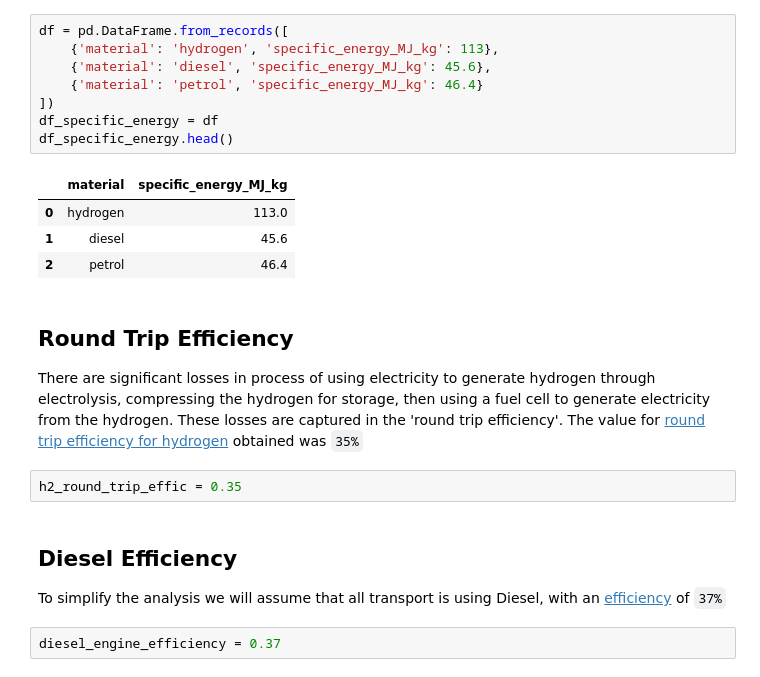
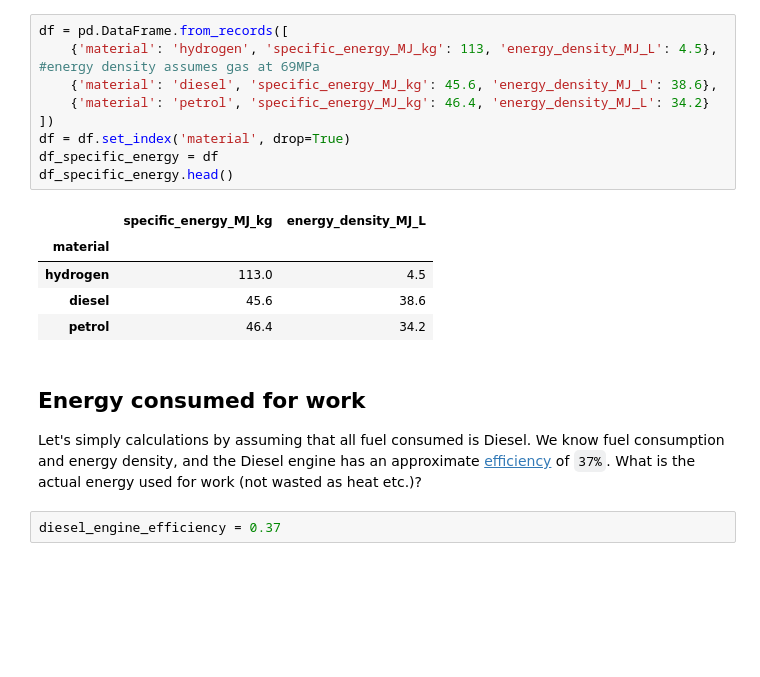
Before and after one commit to bencaldwell/h2-skeptic, a Jupyter notebook: notebooks/solar_and_hydrogen.ipynb, the cells around one changed output. Saved outputs shown, nothing was run; the diff lists cells and outputs as text; blank space fills up the shorter version.

Commit message:
solar farm analysis done

```diff
--- a/notebooks/solar_and_hydrogen.ipynb
+++ b/notebooks/solar_and_hydrogen.ipynb
@@ -59,23 +117,22 @@ When used to produce electricity in a fuel cell or to do work, it is the Gibbs f
 # %%
 df = pd.DataFrame.from_records([
-    {'material': 'hydrogen', 'specific_energy_MJ_kg': 113},
-    {'material': 'diesel', 'specific_energy_MJ_kg': 45.6},
-    {'material': 'petrol', 'specific_energy_MJ_kg': 46.4}
+    {'material': 'hydrogen', 'specific_energy_MJ_kg': 113, 'energy_density_MJ_L': 4.5}, #energy density assumes gas at 69MPa
+    {'material': 'diesel', 'specific_energy_MJ_kg': 45.6, 'energy_density_MJ_L': 38.6},
+    {'material': 'petrol', 'specific_energy_MJ_kg': 46.4, 'energy_density_MJ_L': 34.2}
 ])
+df = df.set_index('material', drop=True)
 df_specific_energy = df
 df_specific_energy.head()
 # %% [output]
-|  | material | specific_energy_MJ_kg |
-| 0 | hydrogen | 113.0 |
-| 1 | diesel | 45.6 |
-| 2 | petrol | 46.4 |
+|  | specific_energy_MJ_kg | energy_density_MJ_L |
+| material |  |  |
+| hydrogen | 113.0 | 4.5 |
+| diesel | 45.6 | 38.6 |
+| petrol | 46.4 | 34.2 |
-# %% [markdown]
-## Round Trip Efficiency
-There are significant losses in process of using electricity to generate hydrogen through electrolysis, compressing the hydrogen for storage, then using a fuel cell to generate electricity from the hydrogen. These losses are captured in the 'round trip efficiency'. The value for [round trip efficiency for hydrogen](https://www.nrel.gov/docs/fy19osti/73520.pdf) obtained was `35%`
-# %%
-h2_round_trip_effic = 0.35
-# %% [markdown]
-## Diesel Efficiency
-To simplify the analysis we will assume that all transport is using Diesel, with an [efficiency](https://en.wikipedia.org/wiki/Diesel_engine#Efficiency) of `37%`
+# %% [markdown]
+## Energy consumed for work
+Let's simply calculations by assuming that all fuel consumed is Diesel.
+We know fuel consumption and energy density, and the Diesel engine has an approximate [efficiency](https://en.wikipedia.org/wiki/Diesel_engine#Efficiency) of `37%`.
+What is the actual energy used for work (not wasted as heat etc.)?
 # %%
 diesel_engine_efficiency = 0.37
```
Also changed, not shown: parts of 30 cells of this notebook, 2 other files.
